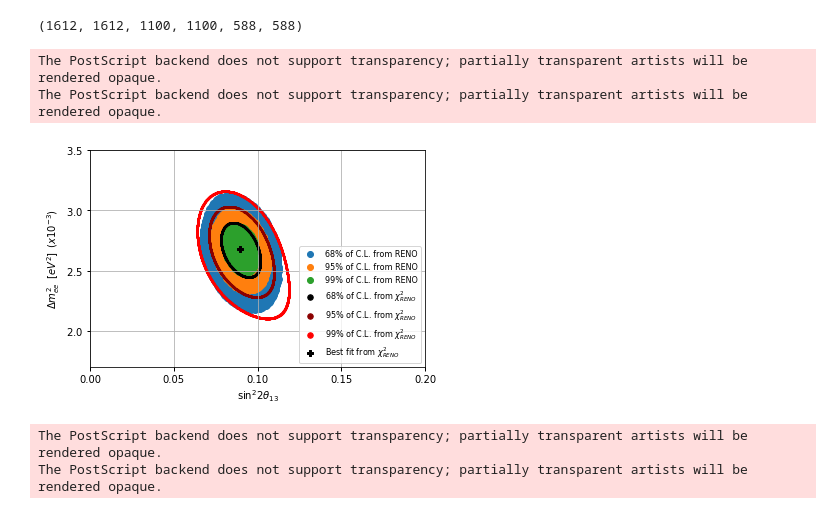
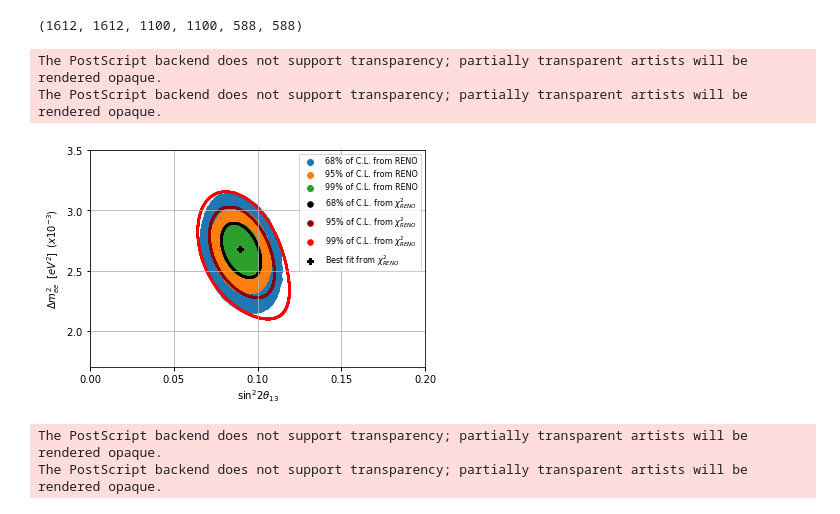
Before and after one commit to JorgeGarciaBello/global_analysis, a Jupyter notebook: data/RENO_graphics.ipynb, the cells around one changed output. Drawn from its saved outputs; the diff is of its cells as text; code cells hidden in the pictures.

```diff
--- a/data/RENO_graphics.ipynb
+++ b/data/RENO_graphics.ipynb
@@ -56,35 +56,35 @@ ax.scatter(x_99, y_99,s=0.5,c='red', label='99% of C.L. from $\chi^2_{RENO}$')
 ax.scatter(min_data.to_numpy()[0][1], min_data.to_numpy()[0][2],marker="P",c='black',label='Best fit from $\chi^2_{RENO}$')      # MY RENO DATA
 
 
 
 
 #ax.text(0.5, 0.5, 'Preliminary', transform=ax.transAxes,fontsize=40, color='red', alpha=0.5,ha='center', va='center', rotation='30')
 ax.set_xlim(0.00, 0.2)
 ax.set_ylim(0.0017, 0.0035)
 
 ax.set_xticks([0,0.05,0.1,0.15,0.2])
 ax.set_yticks([0.002,0.0025,0.0030,0.0035])
 
 ax.set_yticklabels(['$2.0$','$2.5$','$3.0$','$3.5$'])
 
 lgnd=ax.legend()
 
 # Plot legend.
-lgnd = plt.legend(loc="lower right", scatterpoints=1, fontsize=8)
+lgnd = plt.legend(loc="upper right", scatterpoints=1, fontsize=8)
 lgnd.legendHandles[3]._sizes = [30]
 lgnd.legendHandles[4]._sizes = [30]
 lgnd.legendHandles[5]._sizes = [30]
 lgnd.legendHandles[6]._sizes = [30]
 
 ax.set(xlabel=r'$\sin^2 2\theta_{13}$', ylabel=r'$\Delta m^2_{ee} \hspace{0.5} [eV^{2}] \hspace{0.5} (x10^{-3})$')
 ax.grid(True, linestyle='-')
 ax.tick_params(labelcolor='black', labelsize=10, width=1)
 fig.savefig("reno.eps")
 plt.show()
 # %% [output]
 The PostScript backend does not support transparency; partially transparent artists will be rendered opaque.
 The PostScript backend does not support transparency; partially transparent artists will be rendered opaque.
-[figure, old version]
+[figure, new version]
 # %%
 #Datos del análisis
 parabol_s2 = pd.read_table('parabol_s2_reno.dat', names=['s22t13','ji'],delim_whitespace=True)
```
Also changed, not shown: parts of 2 cells of this notebook, 7 other files.
